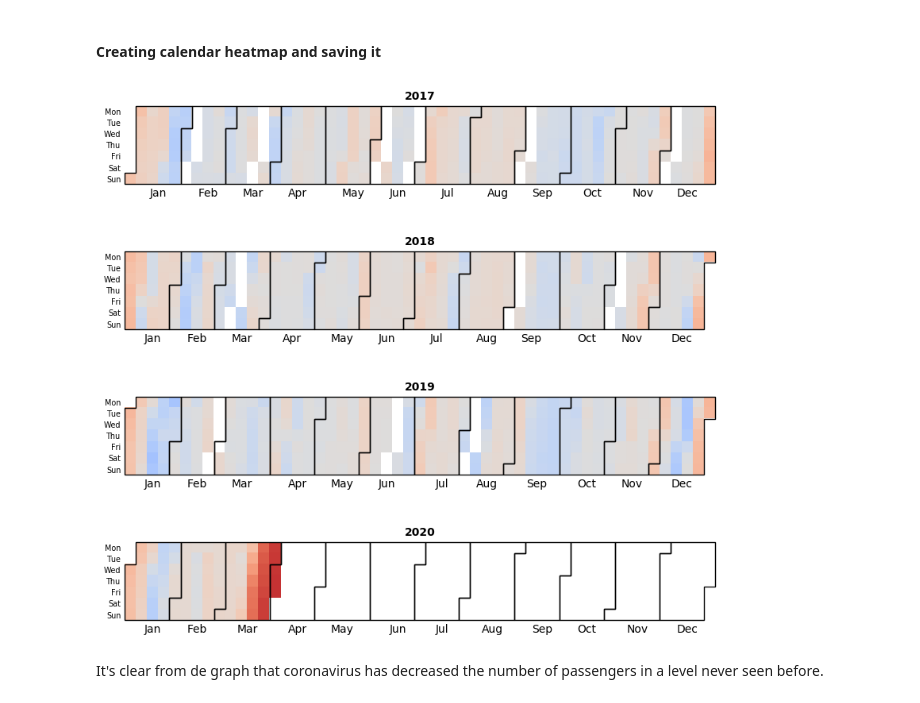
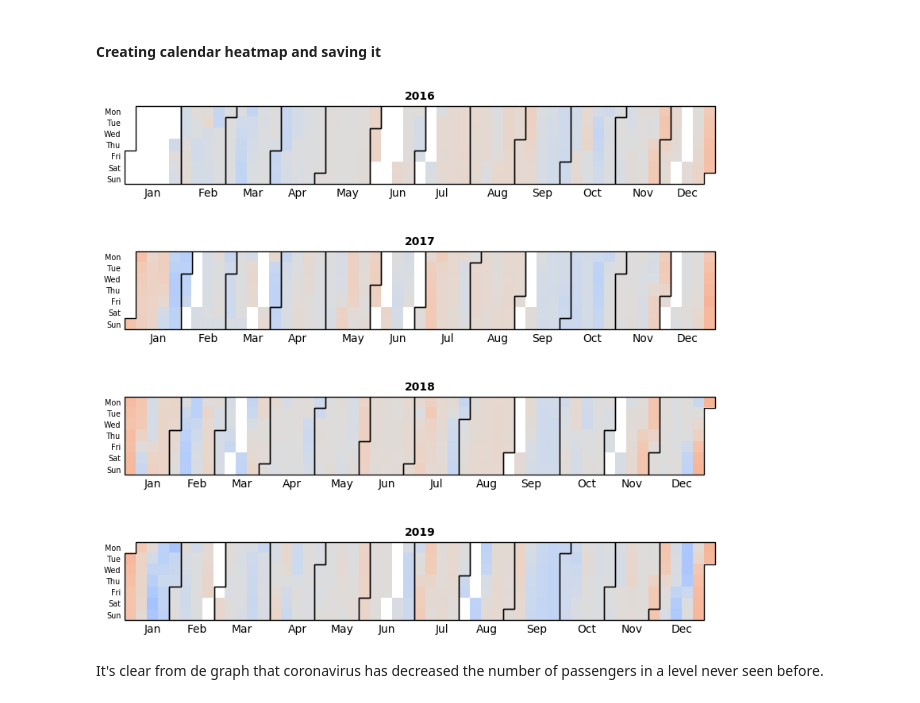
Before and after one commit to gustal/portfolio, a Jupyter notebook: NYC Daily Subway Data/NYC Daily Subway Data.ipynb, the cells around one changed output. Drawn from its saved outputs; the diff is of its cells as text; code cells hidden in the pictures.

```diff
--- a/NYC Daily Subway Data/NYC Daily Subway Data.ipynb
+++ b/NYC Daily Subway Data/NYC Daily Subway Data.ipynb
@@ -80,17 +80,17 @@ total = pd.read_excel(r'mta_info_daily_total_pctchange.xlsx')\
 #### Creating calendar heatmap and saving it
 # %%
 fig = plt.figure(figsize=(8, 7.5), dpi=100)
-year = 2017
+year = 2016
 n = 4
 for i in range(n):
     ax = plt.subplot(n, 1, i + 1, xlim=[0, 53], ylim=[0, 7], frameon=False, aspect=1)
     calmap(ax, year + i, (total.query(f'variable.dt.year == {year + i}').chg_yoy.values), origin="upper")
 
 plt.tight_layout()
 plt.savefig(r"nyc_calendar_heatmap.png", dpi=300)
 plt.show()
 # %% [output]
-[figure, old version]
+[figure, new version]
 # %% [markdown]
 It's clear from de graph that coronavirus has decreased the
  number of passengers in a level never seen before.
```
Also changed, not shown: 6 other files.
